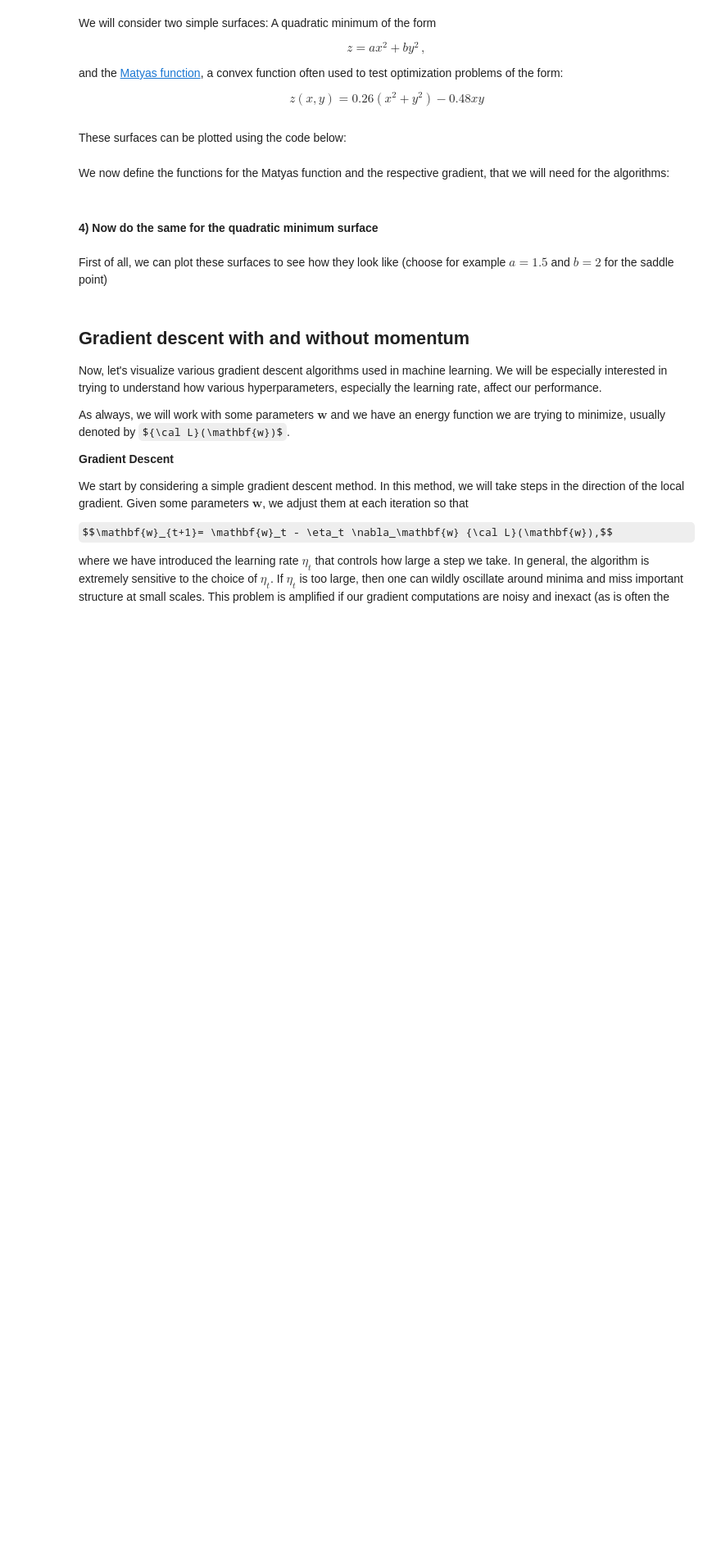
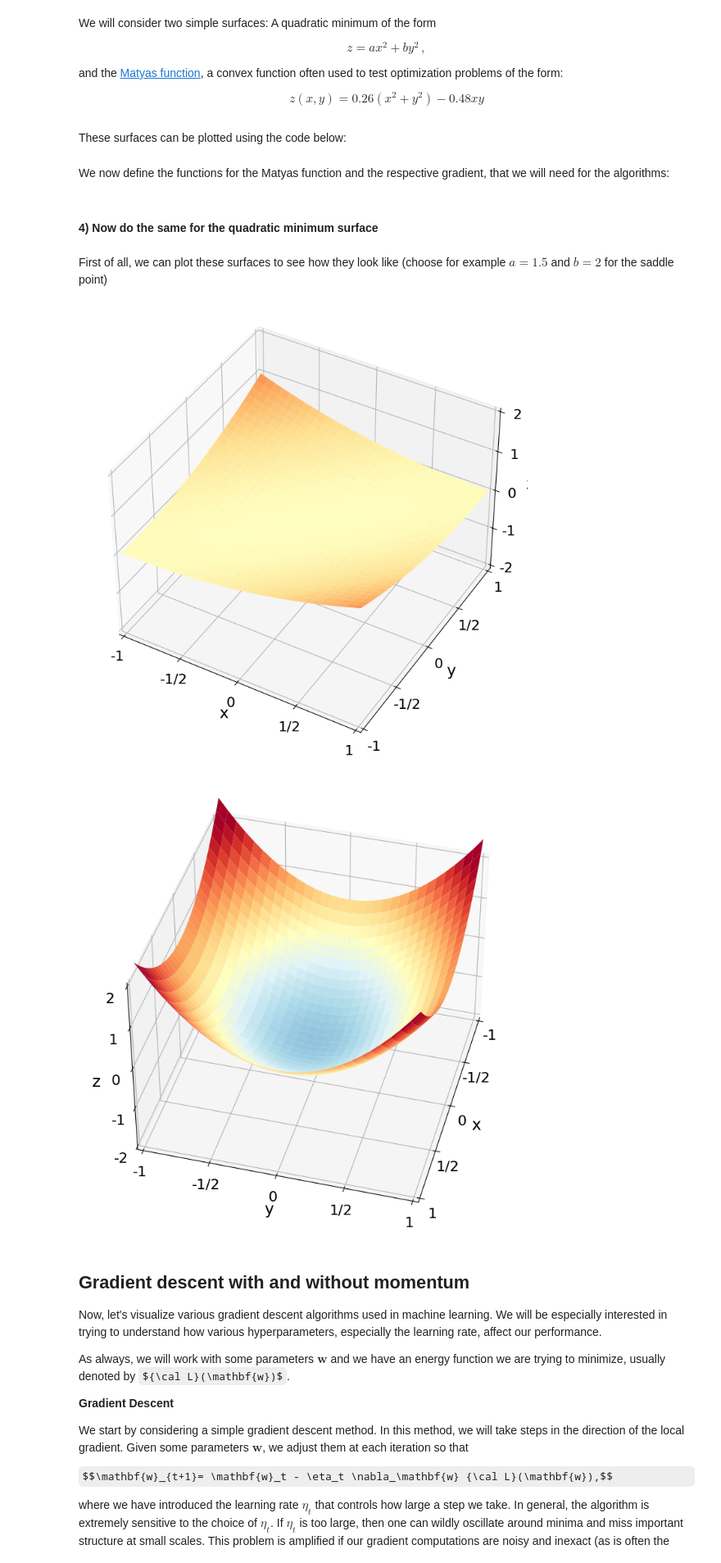
Before and after one commit to LinusCrugnola/FundamentalLearningEPFL, a Jupyter notebook: TP5/optimization.ipynb, the cells around one changed output. Shown at 82% size. Drawn from its saved outputs; the diff is of its cells as text; code cells hidden in the pictures; some formulas as TeX source; blank space fills up the shorter version.

```diff
--- a/TP5/optimization.ipynb
+++ b/TP5/optimization.ipynb
@@ -440,8 +435,28 @@ def grad_matyas_surface(params):
     return [grad_x,grad_y]
 # %% [markdown]
 #### 4) Now do the  same for the quadratic minimum surface
+# %%
+def quad_min_surface(x, y, a=1, b=1):
+    return a*x**2+b*y**2-1
+
+def grad_quad_min_surface(params, a=1, b=1):
+    x=params[0]
+    y=params[1]
+    grad_x= 2*a*x
+    grad_y= 2*b*y
+    return [grad_x,grad_y]
 # %% [markdown]
 First of all, we can plot these surfaces to see how they look like (choose for example $a=1.5$ and $b=2$ for the saddle point)
+# %%
+plt.close()
+x, y = np.mgrid[-1:1:31j, -1:1:31j]
+fig1,ax1=plot_surface(x,y,matyas_surface(x,y))
+plt.show()
+
+fig2,ax2=plot_surface(x,y,quad_min_surface(x,y,1.5,2),15)
+# %% [output]
+[figure, added]
+[figure, added]
 # %% [markdown]
 ## Gradient descent with and without momentum
 
```
Also changed, not shown: parts of 6 cells of this notebook.
